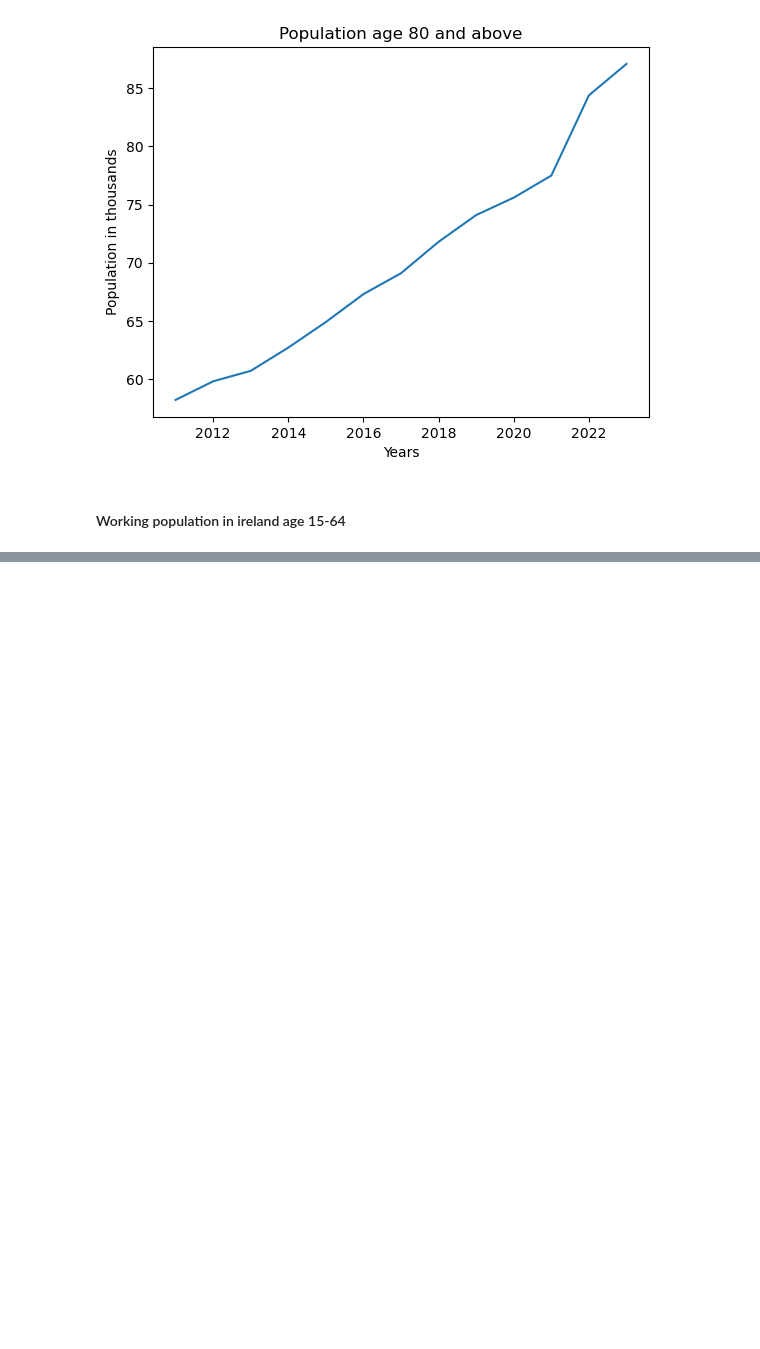
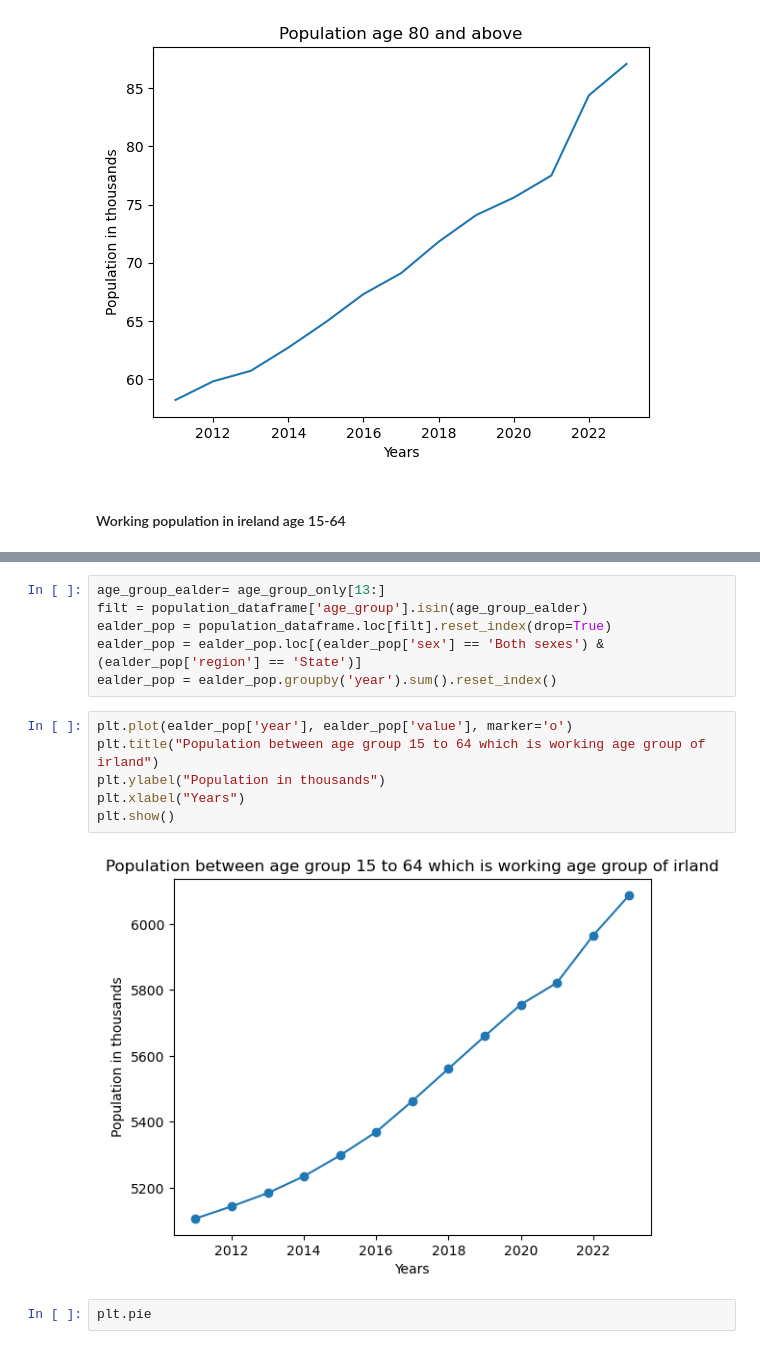
Before and after one commit to shyamghan17/Assignments, a Jupyter notebook: CA1 | Analytics on Population of Ireland.ipynb, the cells around one changed output, grey strips where cells are left out. Drawn from its saved outputs; the diff is of its cells as text; blank space fills up the shorter version.

```diff
--- a/CA1 | Analytics on Population of Ireland.ipynb
+++ b/CA1 | Analytics on Population of Ireland.ipynb
@@ -521,0 +545,16 @@ for age in range(len(unique_age)):
+# %%
+age_group_ealder= age_group_only[13:]
+filt = population_dataframe['age_group'].isin(age_group_ealder)
+ealder_pop = population_dataframe.loc[filt].reset_index(drop=True)
+ealder_pop = ealder_pop.loc[(ealder_pop['sex'] == 'Both sexes') & (ealder_pop['region'] == 'State')]
+ealder_pop = ealder_pop.groupby('year').sum().reset_index()
+# %%
+plt.plot(ealder_pop['year'], ealder_pop['value'], marker='o')
+plt.title("Population between age group 15 to 64 which is working age group of irland")
+plt.ylabel("Population in thousands")
+plt.xlabel("Years")
+plt.show()
+# %% [output]
+[figure, added]
+# %%
+plt.pie
```
Also changed, not shown: parts of 11 cells of this notebook.
